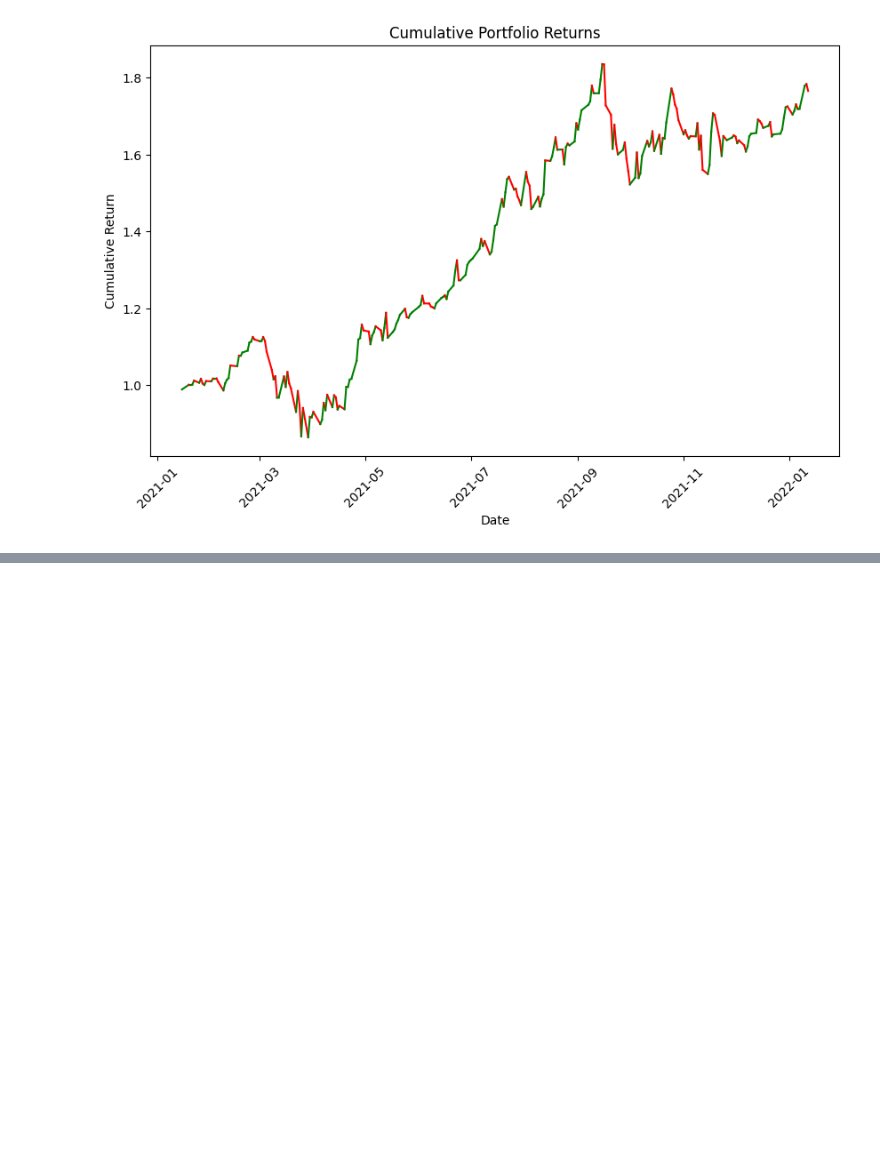
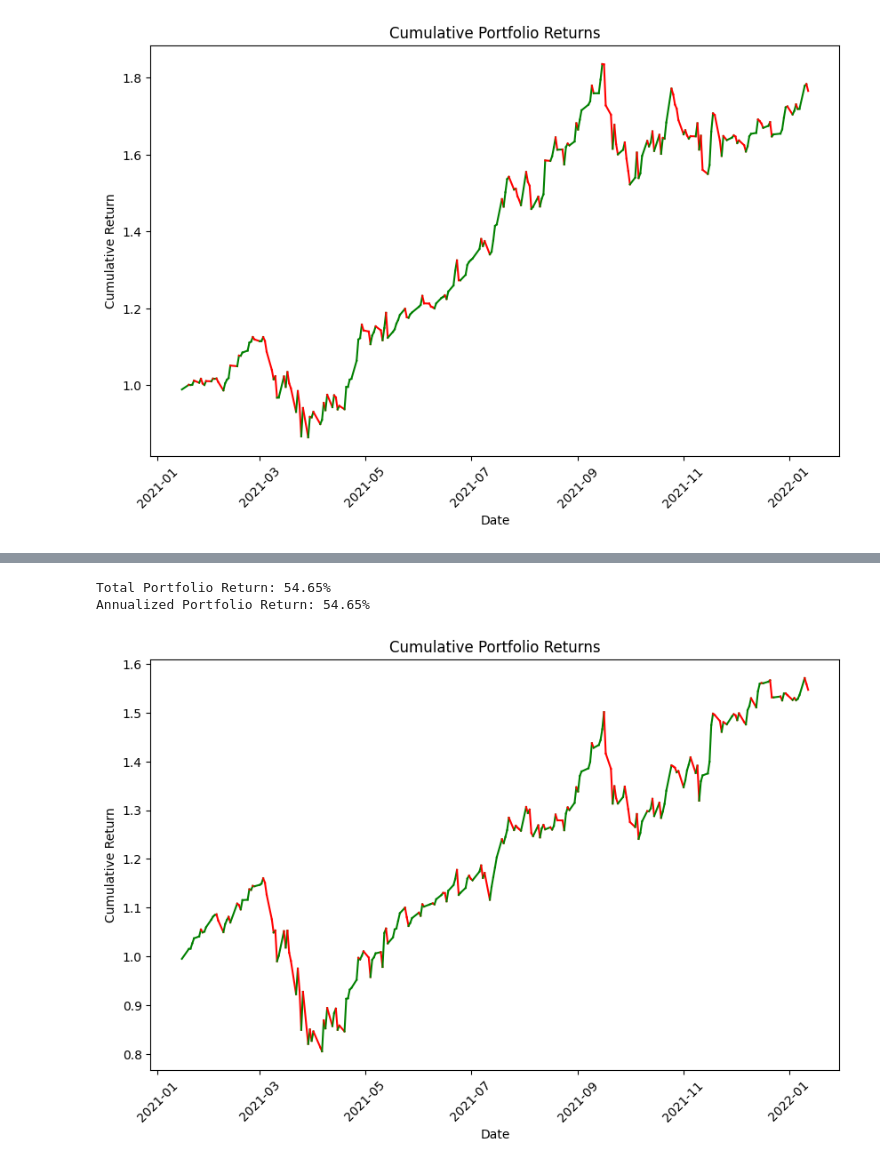
Before and after one commit to mathieupelo/SDA-Project, a Jupyter notebook: pipeline.ipynb, the cells around one changed output, grey strips where cells are left out. Drawn from its saved outputs; the diff is of its cells as text; code cells hidden in the pictures; blank space fills up the shorter version.

```diff
--- a/pipeline.ipynb
+++ b/pipeline.ipynb
@@ -215,0 +131,9 @@ ValueError: domain error
+# %%
+# Calculate portfolio returns and performance
+cumulative_returns, total_return, annualized_return = portfolio_solver.CalculatePortfolioReturns(tickers, data, sma_portfolio_weights)
+# Show the portfolio performance plot
+portfolio_solver.ShowPortfolioPerformance(cumulative_returns, data, start_date, end_date)
+# %% [output]
+Total Portfolio Return: 54.65%
+Annualized Portfolio Return: 54.65%
+[figure, added]
```
Also changed, not shown: parts of 15 cells of this notebook, 1 other file.
